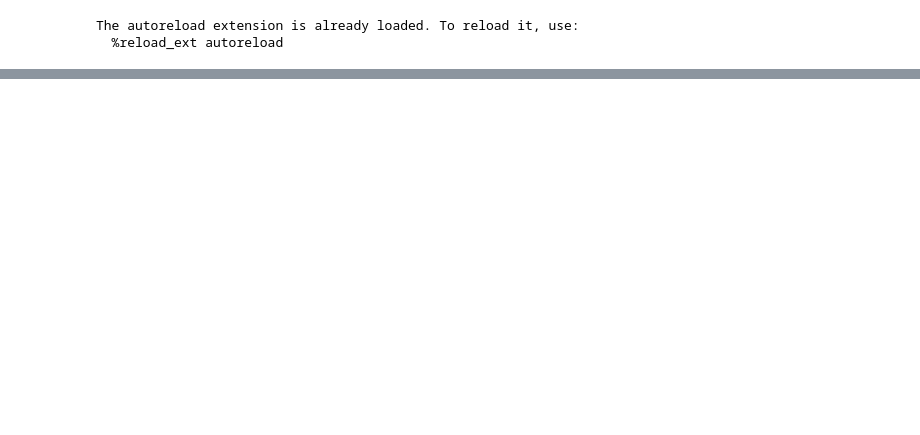
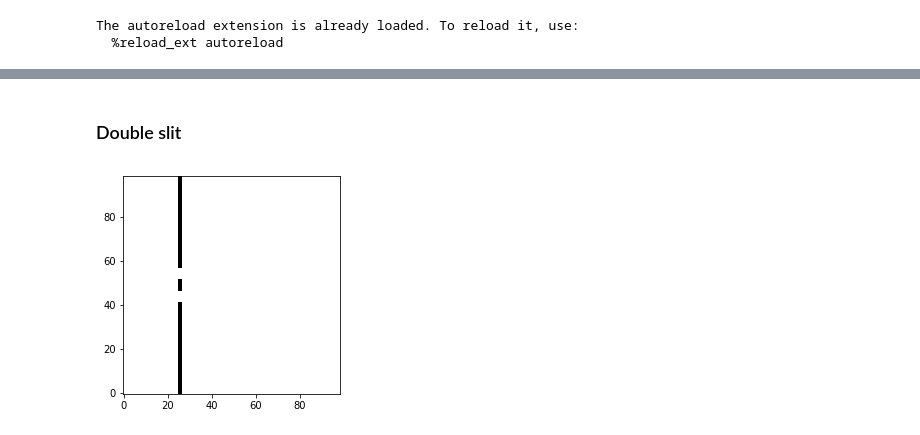
Before and after one commit to evalvarez12/Quantum-Dynamics, a Jupyter notebook: Report.ipynb, the cells around one changed output, grey strips where cells are left out. Drawn from its saved outputs; the diff is of its cells as text; code cells hidden in the pictures; blank space fills up the shorter version.

```diff
--- a/Report.ipynb
+++ b/Report.ipynb
@@ -79 +79,40 @@ HTML(ani.to_html5_video())
 [interactive output not drawn]
+# %% [markdown]
+### Double slit
+# %%
+# Define the system parameters
+dim = 2
+numberPoints = 100
+dt = .001
+dirichletBC = False
+startPoint = [0, 0]
+domainLength = 2
+
+
+def doubleSlit(x, y):
+    sS = .3   # Slit separation
+    sW = .1   # Half slit width
+    spX = .5  # X coordinate start
+    spY = 1   # Y coordinate of center of slits
+    if x > spX and x < spX+.05 and (y < spY-sS/2. or y > spY+sS/2.):
+        return 50000
+    if x > spX and x < spX+.05 and (y > spY-sS/2.+sW and y < spY+sS/2.-sW):
+        return 50000
+    else:
+        return 0
+
+
+# Create the simulation for the system
+sim = sm.Simulation(dim=dim, potentialFunc=doubleSlit,
+                    dirichletBC=dirichletBC, numberPoints=numberPoints,
+                    startPoint=startPoint, domainLength=domainLength,
+                    dt=dt)
+
+# Create the initial wave function
+sim.setPsiPulse(pulse="plane", energy=500, center=.1, width=.1)
+
+ani = qplots.animation2D(sim, psi="norm",
+                     potentialFunc=doubleSlit, save=False)
+HTML(ani.to_html5_video())
+# %% [output]
+[figure, added]
```
Also changed, not shown: parts of 5 cells of this notebook, 6 other files.
